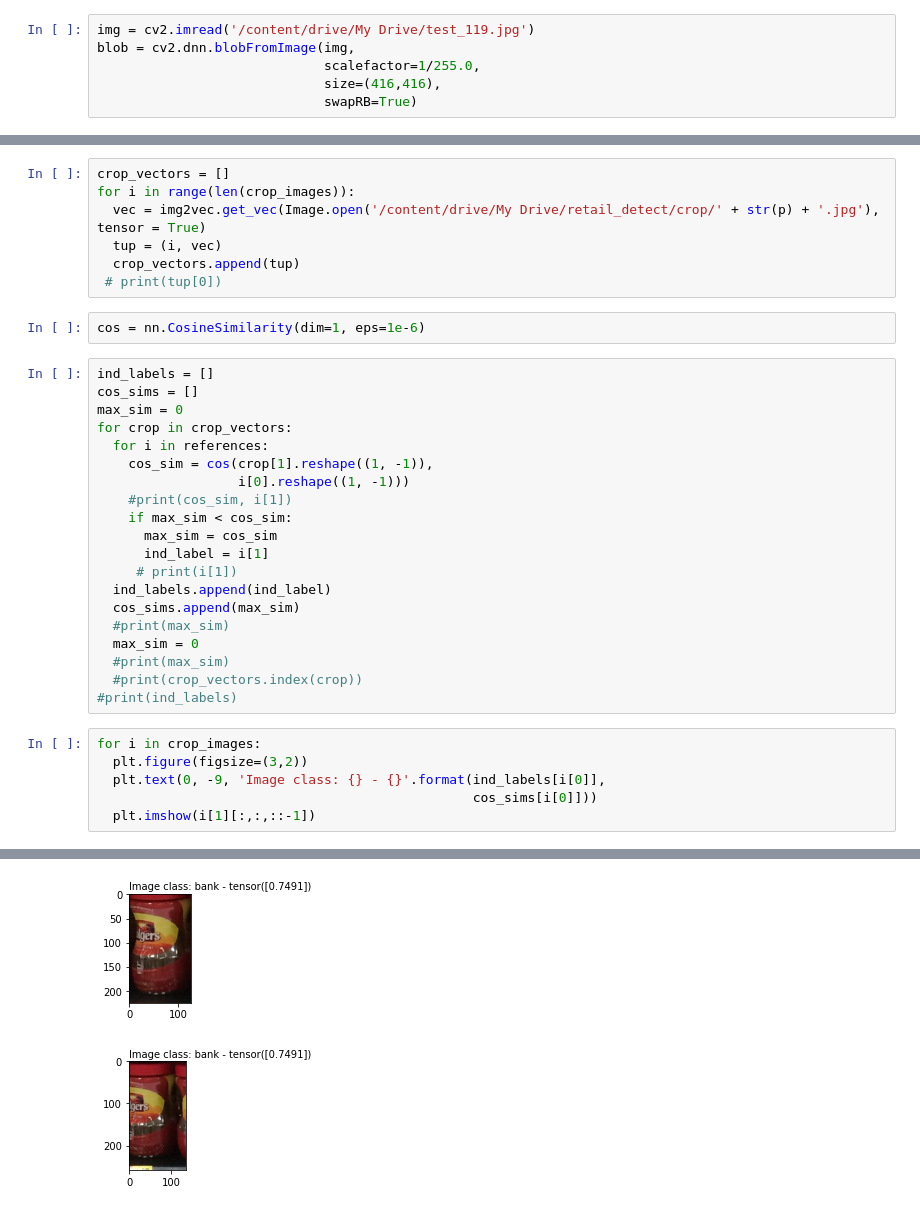
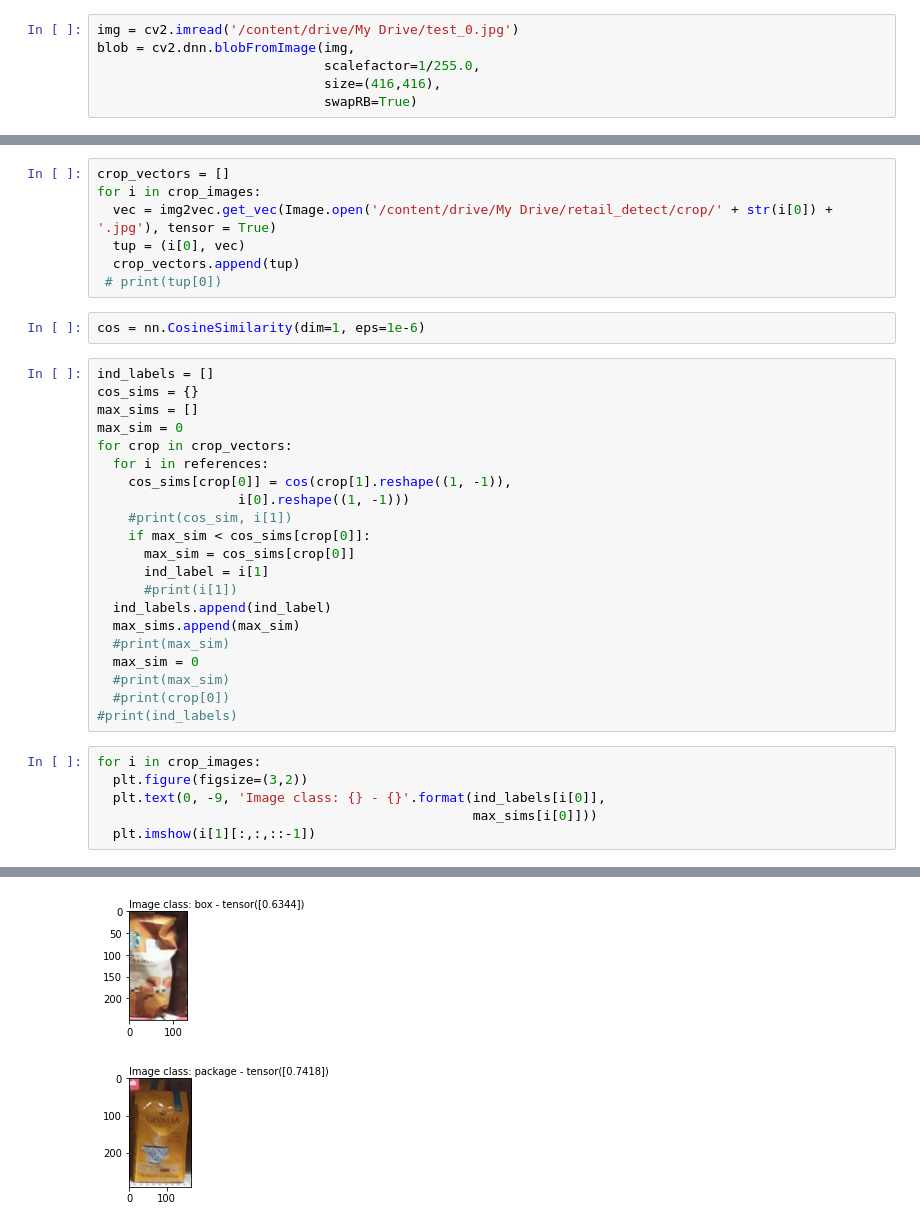
Before and after one commit to AnimeMonster/retail_detect, a Jupyter notebook: retail_detect.ipynb, the cells around one changed output, grey strips where cells are left out. Cells and saved outputs as stored; diff of their text form.

Commit message:
fix retail_detect

```diff
--- a/retail_detect.ipynb
+++ b/retail_detect.ipynb
@@ -24,5 +37,5 @@ from img2vec_pytorch import Img2Vec
 # %%
-img = cv2.imread('/content/drive/My Drive/test_119.jpg')
+img = cv2.imread('/content/drive/My Drive/test_0.jpg')
 blob = cv2.dnn.blobFromImage(img,
                              scalefactor=1/255.0,
                              size=(416,416),
@@ -115,37 +123,38 @@ for label in LABELS:
     references.append(tup)
 # %%
 crop_vectors = []
-for i in range(len(crop_images)):
-  vec = img2vec.get_vec(Image.open('/content/drive/My Drive/retail_detect/crop/' + str(p) + '.jpg'), tensor = True)
-  tup = (i, vec)
+for i in crop_images:
+  vec = img2vec.get_vec(Image.open('/content/drive/My Drive/retail_detect/crop/' + str(i[0]) + '.jpg'), tensor = True)
+  tup = (i[0], vec)
   crop_vectors.append(tup)
  # print(tup[0])
 # %%
 cos = nn.CosineSimilarity(dim=1, eps=1e-6)
 # %%
 ind_labels = []
-cos_sims = []
+cos_sims = {}
+max_sims = []
 max_sim = 0
 for crop in crop_vectors:
   for i in references:
-    cos_sim = cos(crop[1].reshape((1, -1)),
+    cos_sims[crop[0]] = cos(crop[1].reshape((1, -1)),
                   i[0].reshape((1, -1)))
     #print(cos_sim, i[1])
-    if max_sim < cos_sim:
-      max_sim = cos_sim
+    if max_sim < cos_sims[crop[0]]:
+      max_sim = cos_sims[crop[0]]
       ind_label = i[1]
-     # print(i[1])
+      #print(i[1])
   ind_labels.append(ind_label)
-  cos_sims.append(max_sim)
+  max_sims.append(max_sim)
   #print(max_sim)
   max_sim = 0
   #print(max_sim)
-  #print(crop_vectors.index(crop))
+  #print(crop[0])
 #print(ind_labels)
 # %%
 for i in crop_images:
   plt.figure(figsize=(3,2))
   plt.text(0, -9, 'Image class: {} - {}'.format(ind_labels[i[0]],
-                                                cos_sims[i[0]]))
+                                                max_sims[i[0]]))
   plt.imshow(i[1][:,:,::-1])
 # %% [output]
@@ -153,2 +162,2 @@ for i in crop_images:
-[figure, old version]
+[figure, new version]
-[figure, old version]
+[figure, new version]
```
Also changed, not shown: parts of 6 cells of this notebook.
